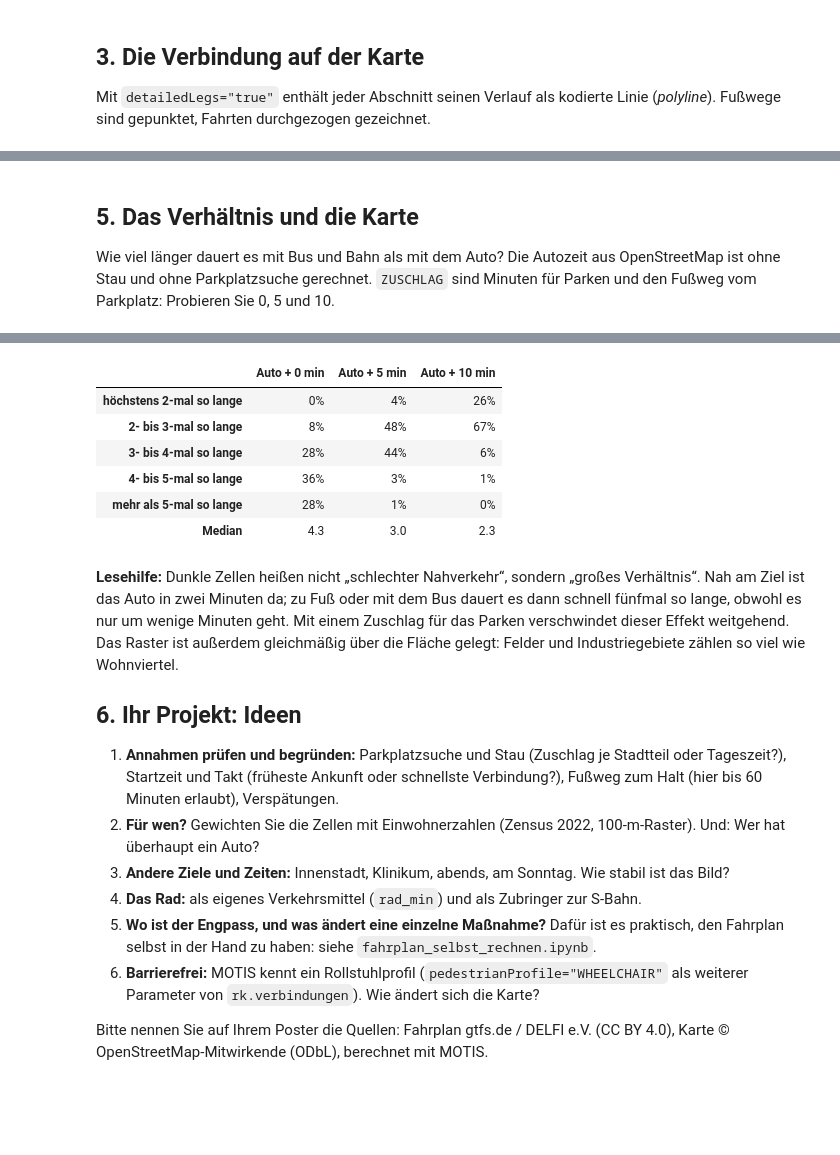
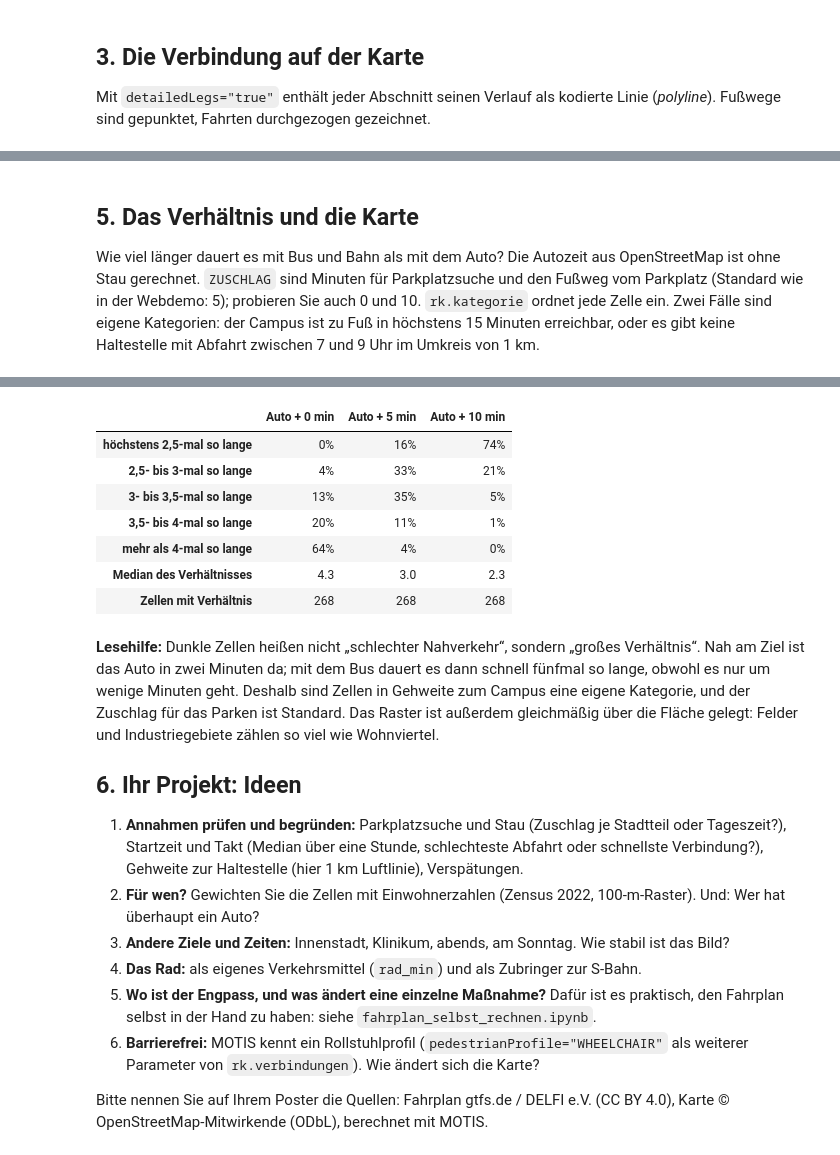
Before and after one commit to ls11ae/iun-routenplanung, a Jupyter notebook: nahverkehr/reisezeiten_motis.ipynb, the cells around one changed output, grey strips where cells are left out. Cells and saved outputs as stored; diff of their text form; code cells hidden in the pictures; blank space fills up the shorter version.

```diff
--- a/nahverkehr/reisezeiten_motis.ipynb
+++ b/nahverkehr/reisezeiten_motis.ipynb
@@ -51,7 +51,8 @@ beginn = max(von, date.today())
 TAG = beginn + timedelta(days=(1 - beginn.weekday()) % 7)          # 1 = Dienstag
 if TAG > bis:
     TAG = bis - timedelta(days=(bis.weekday() - 1) % 7)
-ABFAHRT = rk.zeitpunkt(TAG.isoformat(), "07:30")                   # Ortszeit
+ABFAHRT = rk.zeitpunkt(TAG.isoformat(), "07:30")                   # eine einzelne Abfahrt (Ortszeit)
+ZEITEN = rk.abfahrten(rk.zeitpunkt(TAG.isoformat(), "07:00"), rk.zeitpunkt(TAG.isoformat(), "08:00"), 5)
 wochentag = ["Montag", "Dienstag", "Mittwoch", "Donnerstag", "Freitag", "Samstag", "Sonntag"][TAG.weekday()]
 print(f"Start: {wochentag}, {ABFAHRT:%d.%m.%Y, %H:%M} Uhr | in UTC: {rk.als_utc(ABFAHRT)}")
 # %% [output]
@@ -155,7 +169,8 @@ damit es schnell geht (etwa eine Minute). Die Karte der Webdemo hat 500 m:
 # %%
 RASTER = 1000
 punkte = rk.raster_erzeugen(rk.grenze_laden(), RASTER)
-zellen = rk.reisezeiten_berechnen(punkte, abfahrt=ABFAHRT)
+zellen = rk.reisezeiten_berechnen(punkte, ZEITEN)
+zellen["halt_m"] = rk.haltestellen_abstand(punkte, TAG)
 t = pd.DataFrame(zellen)
 t.describe().loc[["count", "min", "50%", "max"]].round(1)
 # %% [output]
@@ -173,24 +188,31 @@ Zu Fuß, Rad, Auto: 283 Punkte in 6.4 s
 ## 5. Das Verhältnis und die Karte
 
 Wie viel länger dauert es mit Bus und Bahn als mit dem Auto? Die Autozeit aus
-OpenStreetMap ist ohne Stau und ohne Parkplatzsuche gerechnet. `ZUSCHLAG` sind Minuten
-für Parken und den Fußweg vom Parkplatz: Probieren Sie 0, 5 und 10.
+OpenStreetMap ist ohne Stau gerechnet. `ZUSCHLAG` sind Minuten für Parkplatzsuche und den
+Fußweg vom Parkplatz (Standard wie in der Webdemo: 5); probieren Sie auch 0 und 10.
+`rk.kategorie` ordnet jede Zelle ein. Zwei Fälle sind eigene Kategorien:
+der Campus ist zu Fuß in höchstens 15 Minuten erreichbar, oder es gibt keine Haltestelle
+mit Abfahrt zwischen 7 und 9 Uhr im Umkreis von 1 km.
 # %%
-from abbildung_reisezeit import GRENZEN, NAMEN, RAMPE      # dieselben Klassen und Farben wie in der Abbildung
+from abbildung_reisezeit import RAMPE, SONDER, klassennamen    # dieselben Klassen und Farben wie in der Abbildung
 
 ZUSCHLAG = 5
-t["verhaeltnis"] = t.oepnv_min / (t.auto_min + ZUSCHLAG)
-t["klasse"] = t.verhaeltnis.apply(lambda v: None if pd.isna(v) else sum(v > g for g in GRENZEN))
+NAMEN = klassennamen(rk.VERHAELTNIS_GRENZEN)
+SONDERNAMEN = {"campus": "Campus zu Fuß in höchstens 15 min", "kein_halt": "keine Haltestelle in 1 km",
+               "kein_wert": "kein Wert"}
+t["kategorie"] = [rk.kategorie(zellen, i, ZUSCHLAG) for i in range(len(t))]
 
 dlon, dlat = rk.zelle_in_grad(ZIEL, RASTER)
 karte = folium.Map(location=(51.515, 7.465), zoom_start=11, tiles="OpenStreetMap")
 for z in t.itertuples():
     ecken = [(z.lat - dlat / 2, z.lon - dlon / 2), (z.lat + dlat / 2, z.lon + dlon / 2)]
-    if pd.isna(z.verhaeltnis):
-        folium.Rectangle(ecken, color="#555555", weight=1, dash_array="3 3", fill=True, fill_color="#8c8c88", fill_opacity=0.3, tooltip="kein Wert").add_to(karte)
+    if isinstance(z.kategorie, str):
+        folium.Rectangle(ecken, color=SONDER[z.kategorie]["edgecolor"], weight=1.5, dash_array="4 3", fill=True,
+                         fill_color=SONDER[z.kategorie]["facecolor"], fill_opacity=0.6, tooltip=SONDERNAMEN[z.kategorie]).add_to(karte)
     else:
-        folium.Rectangle(ecken, color="#ffffff", weight=0.5, fill=True, fill_color=RAMPE[int(z.klasse)], fill_opacity=0.8,
-                         tooltip=f"Bus und Bahn {z.oepnv_min:.0f} min, Auto {z.auto_min + ZUSCHLAG:.0f} min: {z.verhaeltnis:.1f}-mal so lange").add_to(karte)
+        v = z.oepnv_min / (z.auto_min + ZUSCHLAG)
+        folium.Rectangle(ecken, color="#ffffff", weight=0.5, fill=True, fill_color=RAMPE[z.kategorie], fill_opacity=0.8,
+                         tooltip=f"Bus und Bahn {z.oepnv_min:.0f} min, Auto {z.auto_min + ZUSCHLAG:.0f} min: {v:.1f}-mal so lange").add_to(karte)
 folium.Marker(ZIEL, tooltip="Campus Nord", icon=folium.Icon(color="black", icon="flag")).add_to(karte)
 karte
 # %% [output]
@@ -198,31 +220,36 @@ karte
 # %%
 # Die Karte als Tabelle: Anteil der Zellen je Klasse, für verschiedene Zuschläge
 def anteile(zuschlag):
-    v = (t.oepnv_min / (t.auto_min + zuschlag)).dropna()
-    klassen = v.apply(lambda x: sum(x > g for g in GRENZEN)).value_counts(normalize=True)
-    return {**{NAMEN[k] + " so lange": klassen.get(k, 0.0) for k in range(len(NAMEN))}, "Median": v.median()}
+    k = pd.Series([rk.kategorie(zellen, i, zuschlag) for i in range(len(t))])
+    mit = k[k.apply(lambda x: isinstance(x, int))]
+    v = [zellen["oepnv_min"][i] / (zellen["auto_min"][i] + zuschlag) for i in mit.index]
+    zeile = {NAMEN[j] + " so lange": (mit == j).mean() for j in range(len(NAMEN))}
+    return {**zeile, "Median des Verhältnisses": pd.Series(v).median(), "Zellen mit Verhältnis": len(mit)}
 
-pd.DataFrame({f"Auto + {z} min": anteile(z) for z in (0, 5, 10)}).style.format("{:.0%}").format("{:.1f}", subset=pd.IndexSlice[["Median"], :])
+tabelle = pd.DataFrame({f"Auto + {z} min": anteile(z) for z in (0, 5, 10)})
+tabelle.style.format("{:.0%}").format("{:.1f}", subset=pd.IndexSlice[["Median des Verhältnisses"], :]).format("{:.0f}", subset=pd.IndexSlice[["Zellen mit Verhältnis"], :])
 # %% [output]
 |  | Auto + 0 min | Auto + 5 min | Auto + 10 min |
-| höchstens 2-mal so lange | 0% | 4% | 26% |
-| 2- bis 3-mal so lange | 8% | 48% | 67% |
-| 3- bis 4-mal so lange | 28% | 44% | 6% |
-| 4- bis 5-mal so lange | 36% | 3% | 1% |
-| mehr als 5-mal so lange | 28% | 1% | 0% |
-| Median | 4.3 | 3.0 | 2.3 |
+| höchstens 2,5-mal so lange | 0% | 16% | 74% |
+| 2,5- bis 3-mal so lange | 4% | 33% | 21% |
+| 3- bis 3,5-mal so lange | 13% | 35% | 5% |
+| 3,5- bis 4-mal so lange | 20% | 11% | 1% |
+| mehr als 4-mal so lange | 64% | 4% | 0% |
+| Median des Verhältnisses | 4.3 | 3.0 | 2.3 |
+| Zellen mit Verhältnis | 268 | 268 | 268 |
 # %% [markdown]
 **Lesehilfe:** Dunkle Zellen heißen nicht „schlechter Nahverkehr“, sondern „großes
-Verhältnis“. Nah am Ziel ist das Auto in zwei Minuten da; zu Fuß oder mit dem Bus dauert
-es dann schnell fünfmal so lange, obwohl es nur um wenige Minuten geht. Mit einem Zuschlag
-für das Parken verschwindet dieser Effekt weitgehend. Das Raster ist außerdem gleichmäßig
-über die Fläche gelegt: Felder und Industriegebiete zählen so viel wie Wohnviertel.
+Verhältnis“. Nah am Ziel ist das Auto in zwei Minuten da; mit dem Bus dauert es dann schnell
+fünfmal so lange, obwohl es nur um wenige Minuten geht. Deshalb sind Zellen in Gehweite zum
+Campus eine eigene Kategorie, und der Zuschlag für das Parken ist Standard. Das Raster ist
+außerdem gleichmäßig über die Fläche gelegt: Felder und Industriegebiete zählen so viel wie
+Wohnviertel.
 
 ## 6. Ihr Projekt: Ideen
 
 1. **Annahmen prüfen und begründen:** Parkplatzsuche und Stau (Zuschlag je Stadtteil oder
-   Tageszeit?), Startzeit und Takt (früheste Ankunft oder schnellste Verbindung?),
-   Fußweg zum Halt (hier bis 60 Minuten erlaubt), Verspätungen.
+   Tageszeit?), Startzeit und Takt (Median über eine Stunde, schlechteste Abfahrt oder
+   schnellste Verbindung?), Gehweite zur Haltestelle (hier 1 km Luftlinie), Verspätungen.
 2. **Für wen?** Gewichten Sie die Zellen mit Einwohnerzahlen (Zensus 2022, 100-m-Raster).
    Und: Wer hat überhaupt ein Auto?
 3. **Andere Ziele und Zeiten:** Innenstadt, Klinikum, abends, am Sonntag. Wie stabil ist das Bild?
```
Also changed, not shown: parts of 6 cells of this notebook, 10 other files.
